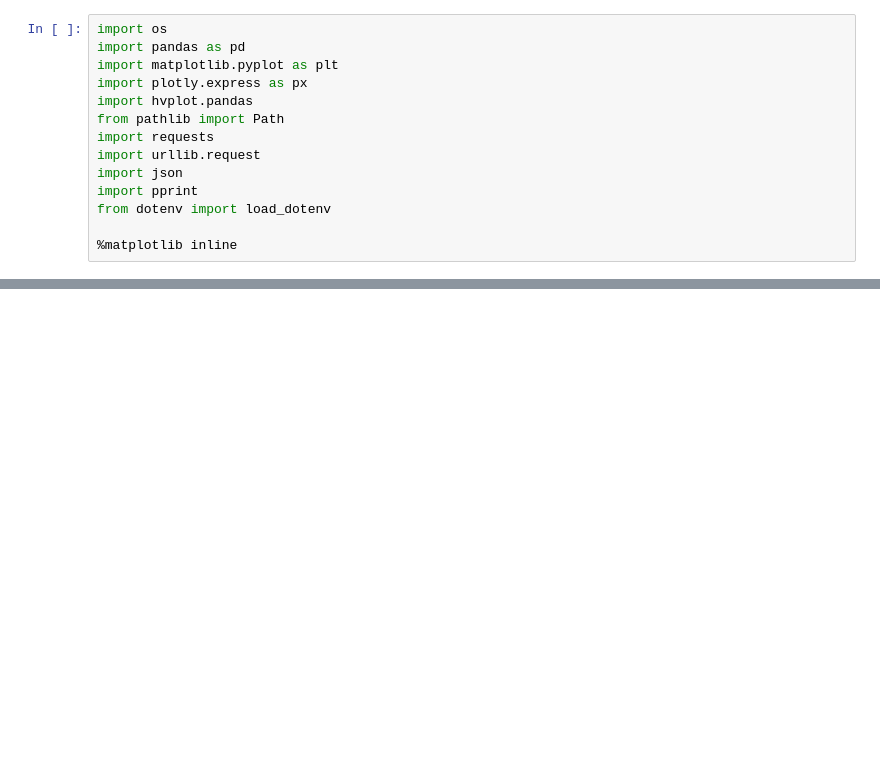
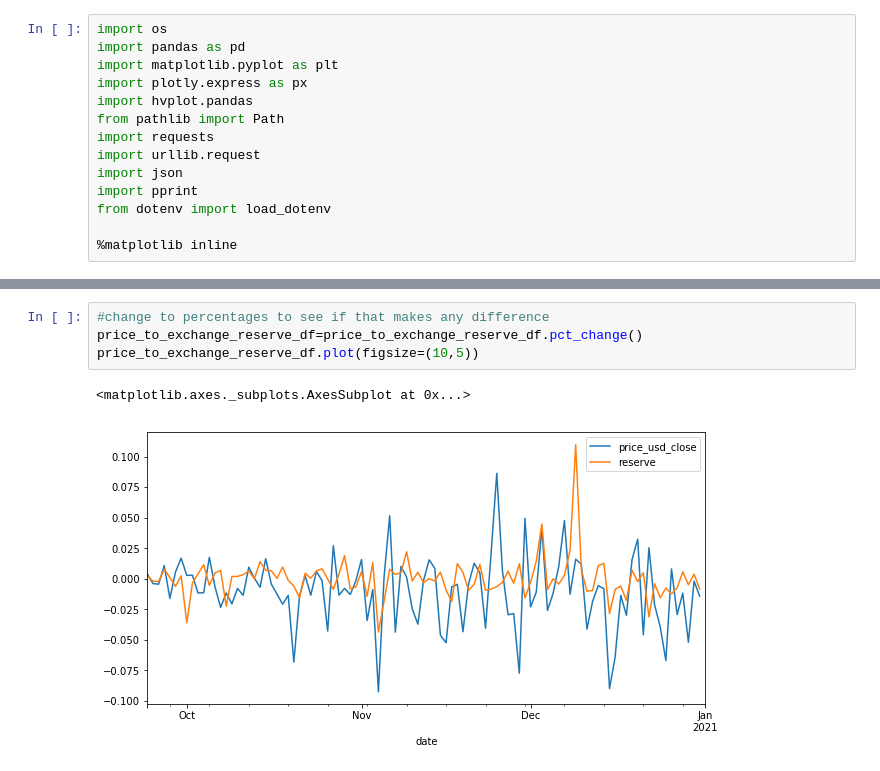
Before and after one commit to nospmah/fintech.group_project, a Jupyter notebook: notebooks/abdull_working.ipynb, the cells around one changed output, grey strips where cells are left out. Cells and saved outputs as stored; diff of their text form; blank space fills up the shorter version.

```diff
--- a/notebooks/abdull_working.ipynb
+++ b/notebooks/abdull_working.ipynb
@@ -37,0 +113,7 @@ all_exchange_df.head(5)
+# %%
+#change to percentages to see if that makes any difference
+price_to_exchange_reserve_df=price_to_exchange_reserve_df.pct_change()
+price_to_exchange_reserve_df.plot(figsize=(10,5))
+# %% [output]
+<matplotlib.axes._subplots.AxesSubplot at 0x...>
+[figure, added]
```
Also changed, not shown: parts of 9 cells of this notebook, 2 other files.
